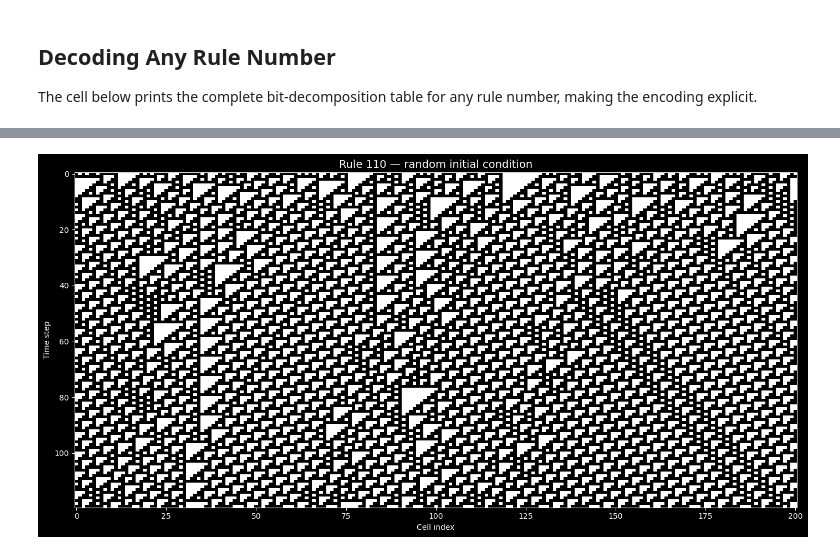
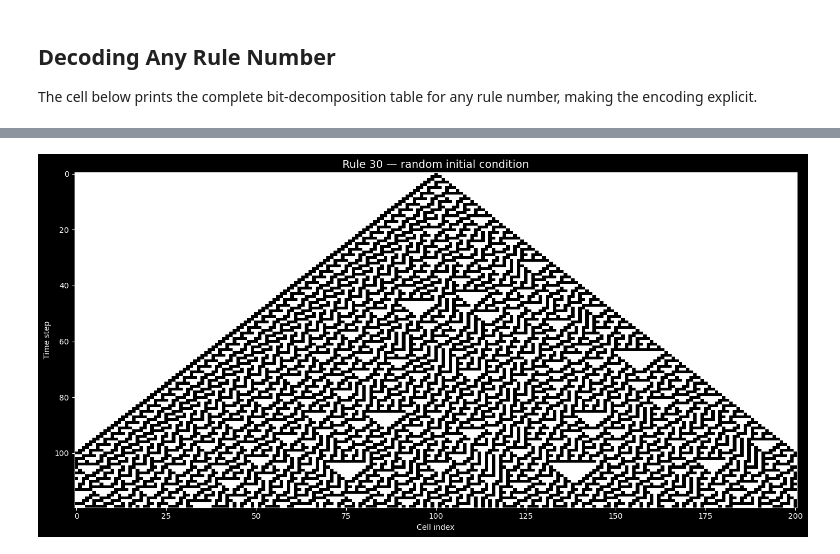
Before and after one commit to gtw2i/MSCS-540, a Jupyter notebook: Unit 4 - Dynamical Systems/CA_WolframRules.ipynb, the cells around one changed output, grey strips where cells are left out. Saved outputs shown, nothing was run; the diff lists cells and outputs as text; code cells hidden in the pictures.

```diff
--- a/Unit 4 - Dynamical Systems/CA_WolframRules.ipynb
+++ b/Unit 4 - Dynamical Systems/CA_WolframRules.ipynb
@@ -176,15 +176,15 @@ Rule 30 = 00011110_2
       0               0  0  0          0
 # %%
 # Explore any rule interactively — change the number here
-RULE = 110
+RULE = 30
 
-grid_explore = eca_spacetime(RULE, n_cells=201, n_steps=120, seed='random')
+grid_explore = eca_spacetime(RULE, n_cells=201, n_steps=120, seed='center')
 
 fig, ax = plt.subplots(figsize=(14, 7))
 ax.imshow(grid_explore, cmap='binary', interpolation='nearest', aspect='auto')
 ax.set_title(f'Rule {RULE} — random initial condition', fontsize=14)
 ax.set_xlabel('Cell index'); ax.set_ylabel('Time step')
 plt.tight_layout()
 plt.show()
 # %% [output]
-[figure, old version]
+[figure, new version]
```
Also changed, not shown: 9 other files.
